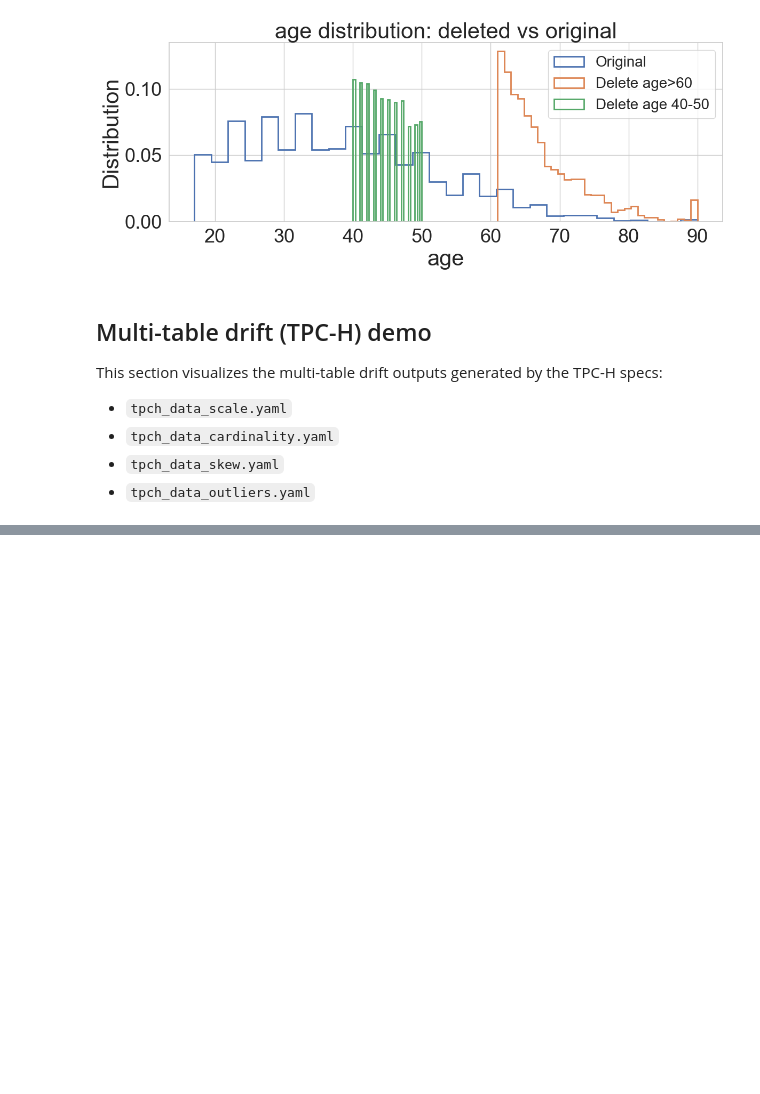
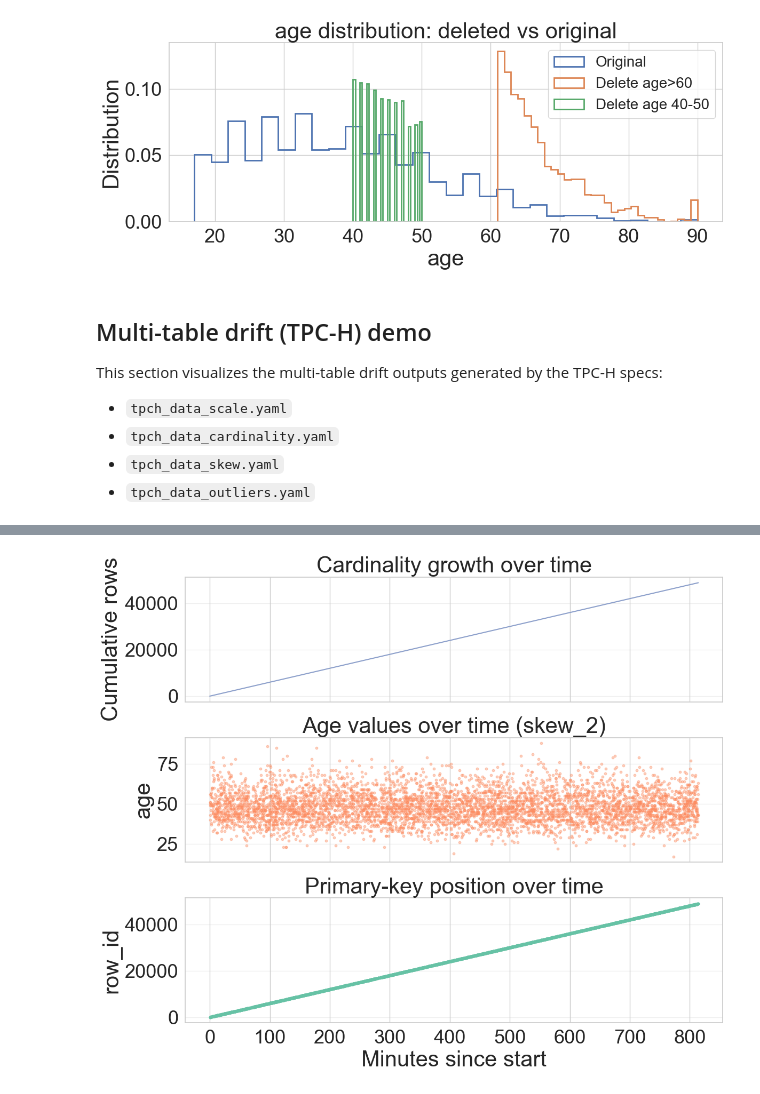
Before and after one commit to Liuguanli/DriftBench, a Jupyter notebook: driftbench/notebooks/plot_data.ipynb, the cells around one changed output, grey strips where cells are left out. Drawn from its saved outputs; the diff is of its cells as text; code cells hidden in the pictures; blank space fills up the shorter version.

```diff
--- a/driftbench/notebooks/plot_data.ipynb
+++ b/driftbench/notebooks/plot_data.ipynb
@@ -934 +927,75 @@ base 99th percentile: 86049.3900000001
 outliers >= base 99th pct: 0.011643892339544513
+# %%
+# Case study: cardinality growth + age shift + primary-key shift (skew_2)
+import pandas as pd
+import numpy as np
+import matplotlib.pyplot as plt
+import os
+
+def plot_cardinality_age_key_shift(
+    csv_path,
+    file_name='',
+    sample_size=5000,
+    time_step_sec=1,
+):
+    df = pd.read_csv(csv_path)
+    if 'age' not in df.columns:
+        raise ValueError(f"Missing 'age' in {csv_path}")
+
+    if 'row_id' not in df.columns:
+        df = df.copy()
+        df['row_id'] = np.arange(1, len(df) + 1)
+
+    # Treat row order as time (streaming arrival)
+    minutes_since_start = (np.arange(len(df)) * time_step_sec) / 60.0
+
+    # Cumulative cardinality over time
+    cum_counts = np.arange(1, len(df) + 1)
+
+    # Sample for scatter plots to reduce clutter
+    if sample_size and len(df) > sample_size:
+        sample_idx = np.random.choice(len(df), size=sample_size, replace=False)
+    else:
+        sample_idx = np.arange(len(df))
+
+    fig, axes = plt.subplots(3, 1, figsize=(12, 10), sharex=True)
+
+    axes[0].plot(minutes_since_start, cum_counts, color=colors['b'], linewidth=1.5)
+    axes[0].set_ylabel('Cumulative rows', fontsize=fontsize_title)
+    axes[0].set_title('Cardinality growth over time', fontsize=fontsize_title)
+    axes[0].grid(True, axis='y', alpha=0.3)
+
+    axes[1].scatter(minutes_since_start[sample_idx], df['age'].values[sample_idx],
+                    s=10, alpha=0.4, color=colors['o'])
+    axes[1].set_ylabel('age', fontsize=fontsize_title)
+    axes[1].set_title('Age values over time (skew_2)', fontsize=fontsize_title)
+    axes[1].grid(True, axis='y', alpha=0.3)
+
+    axes[2].scatter(minutes_since_start[sample_idx], df['row_id'].values[sample_idx],
+                    s=10, alpha=0.4, color=colors['g'])
+    axes[2].set_ylabel('row_id', fontsize=fontsize_title)
+    axes[2].set_title('Primary-key position over time', fontsize=fontsize_title)
+    axes[2].set_xlabel('Minutes since start', fontsize=fontsize_title)
+    axes[2].grid(True, axis='y', alpha=0.3)
+
+    for ax in axes:
+        ax.tick_params(axis='both', labelsize=fontsize_ticks)
+
+    plt.tight_layout()
+
+    output_dir = 'output_time_series'
+    os.makedirs(output_dir, exist_ok=True)
+    if is_fig_save and file_name:
+        plt.savefig(os.path.join(output_dir, f"{file_name}.png"), format='png', dpi=300, bbox_inches='tight')
+        plt.savefig(os.path.join(output_dir, f"{file_name}.pdf"), format='pdf', bbox_inches='tight')
+        plt.savefig(os.path.join(overleaf_dir, f"{file_name}.pdf"), format='pdf', bbox_inches='tight')
+    plt.show()
+
+plot_cardinality_age_key_shift(
+    csv_path='../../output/data/distributional/column/census_original_skew_2.csv',
+    file_name='case_study_census_skew2_cardinality_age_key_shift',
+    sample_size=5000,
+    time_step_sec=1,
+)
+# %% [output]
+[figure, added]
```
Also changed, not shown: parts of 6 cells of this notebook, 38 other files.
